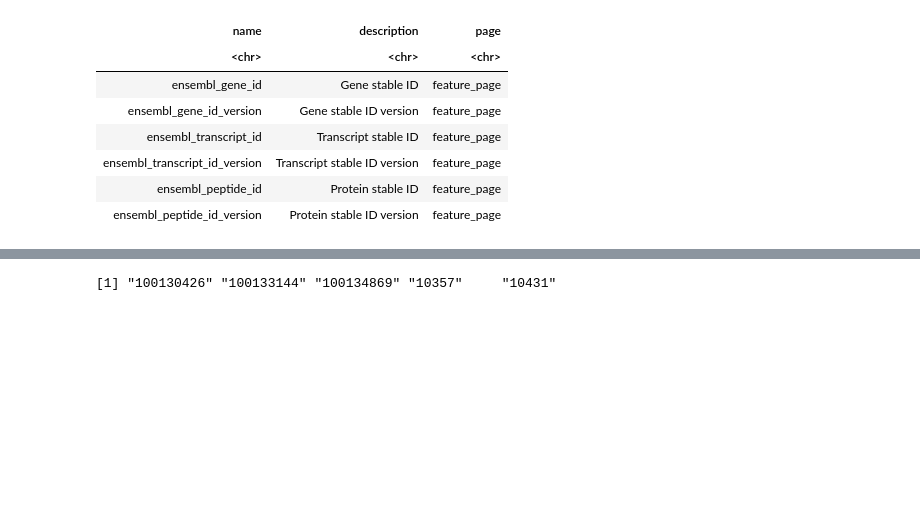
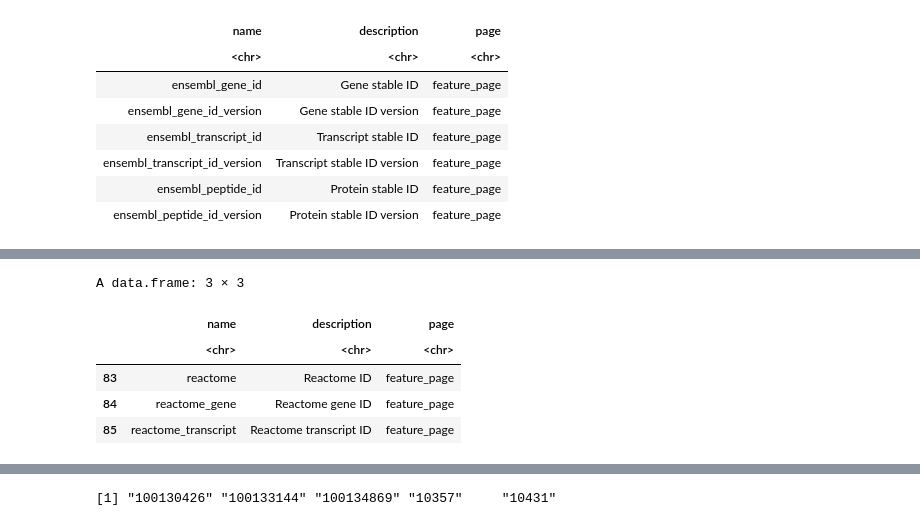
Before and after one commit to sohilsshah91/hacknights, a Jupyter notebook: EDA_TCGA_Liver_Cancer_ngiangre.ipynb, the cells around one changed output, grey strips where cells are left out. Saved outputs shown, nothing was run; the diff lists cells and outputs as text; code cells hidden in the pictures; blank space fills up the shorter version.

```diff
--- a/EDA_TCGA_Liver_Cancer_ngiangre.ipynb
+++ b/EDA_TCGA_Liver_Cancer_ngiangre.ipynb
@@ -348,0 +369,9 @@ A data.frame: 6 × 3
+# %%
+listAttributes(ensembl)[grepl('Reactome',listAttributes(ensembl)$description),]
+# %% [output]
+A data.frame: 3 × 3
+|  | name | description | page |
+|  | <chr> | <chr> | <chr> |
+| 83 | reactome | Reactome ID | feature_page |
+| 84 | reactome_gene | Reactome gene ID | feature_page |
+| 85 | reactome_transcript | Reactome transcript ID | feature_page |
```
Also changed, not shown: parts of 24 cells of this notebook, 1 other file.
